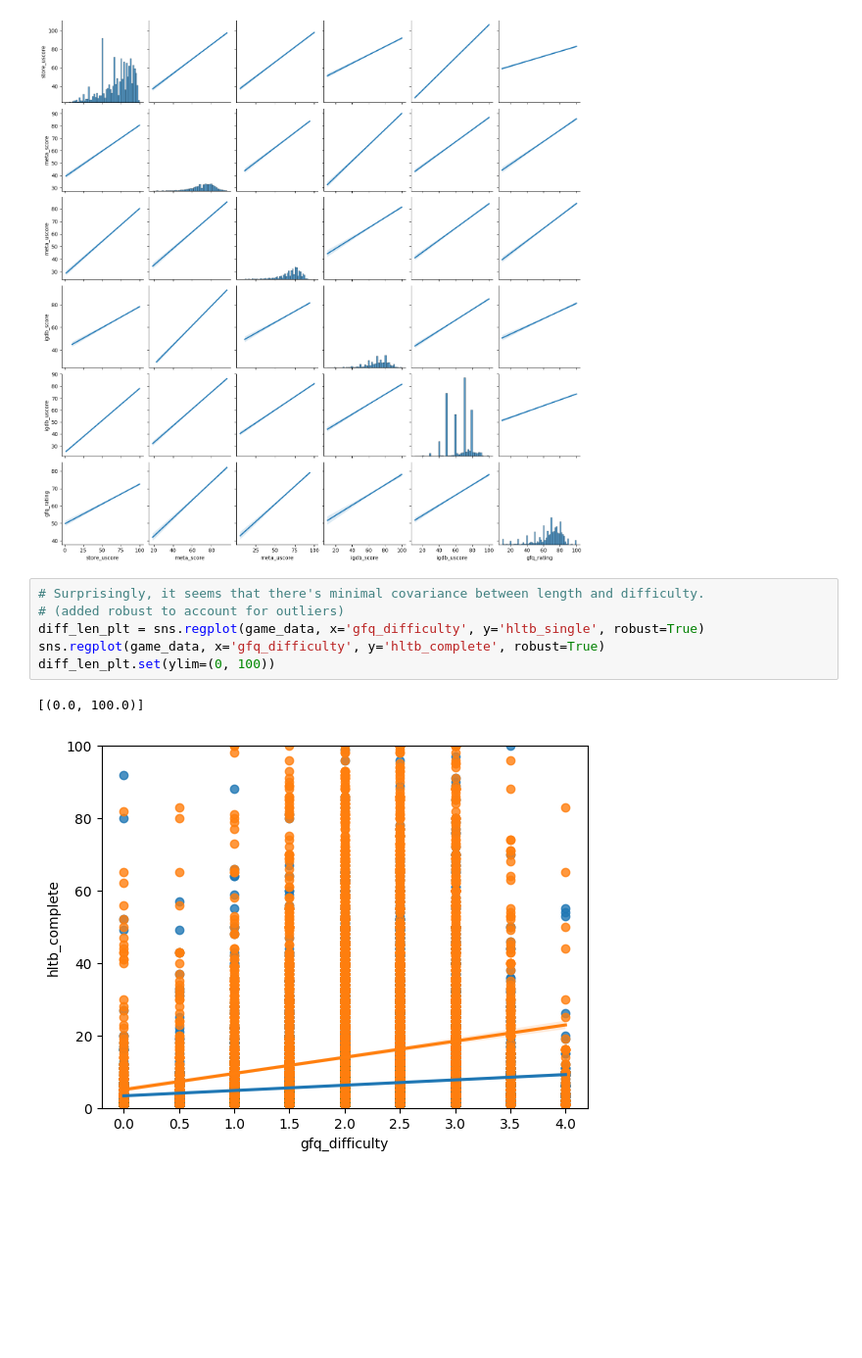
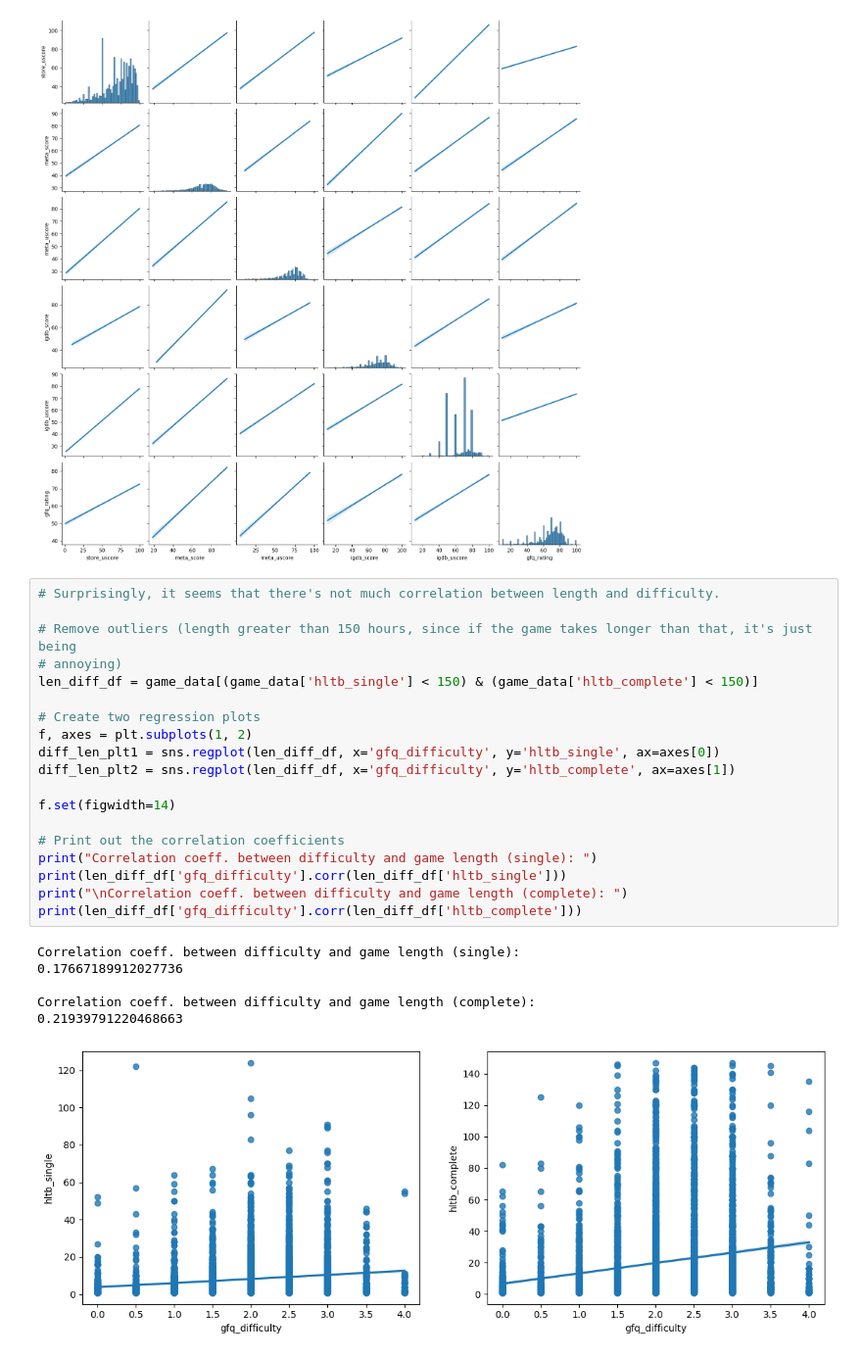
Before and after one commit to Rilay9/Rilay9.github.io, a Jupyter notebook: Steam Video Game Analysis.ipynb, the cells around one changed output. Shown at 98% size. Drawn from its saved outputs; the diff is of its cells as text; blank space fills up the shorter version.

```diff
--- a/Steam Video Game Analysis.ipynb
+++ b/Steam Video Game Analysis.ipynb
@@ -199,12 +199,29 @@ score_pair_plot = sns.pairplot(game_data[['store_uscore', 'meta_score', 'meta_us
 # %% [output]
 [figure]
 # %%
-# Surprisingly, it seems that there's minimal covariance between length and difficulty.
-# (added robust to account for outliers)
-diff_len_plt = sns.regplot(game_data, x='gfq_difficulty', y='hltb_single', robust=True)
-sns.regplot(game_data, x='gfq_difficulty', y='hltb_complete', robust=True)
-diff_len_plt.set(ylim=(0, 100))
+# Surprisingly, it seems that there's not much correlation between length and difficulty.
+
+# Remove outliers (length greater than 150 hours, since if the game takes longer than that, it's just being
+# annoying)
+len_diff_df = game_data[(game_data['hltb_single'] < 150) & (game_data['hltb_complete'] < 150)]
+
+# Create two regression plots
+f, axes = plt.subplots(1, 2)
+diff_len_plt1 = sns.regplot(len_diff_df, x='gfq_difficulty', y='hltb_single', ax=axes[0])
+diff_len_plt2 = sns.regplot(len_diff_df, x='gfq_difficulty', y='hltb_complete', ax=axes[1])
+
+f.set(figwidth=14)
+
+# Print out the correlation coefficients
+print("Correlation coeff. between difficulty and game length (single): ")
+print(len_diff_df['gfq_difficulty'].corr(len_diff_df['hltb_single']))
+print("\nCorrelation coeff. between difficulty and game length (complete): ")
+print(len_diff_df['gfq_difficulty'].corr(len_diff_df['hltb_complete']))
 # %% [output]
-[(0.0, 100.0)]
+Correlation coeff. between difficulty and game length (single):
+0.17667189912027736
+
+Correlation coeff. between difficulty and game length (complete):
+0.21939791220468663
-[figure, old version]
+[figure, new version]
 # %%
```
Also changed, not shown: parts of 1 cell of this notebook.
